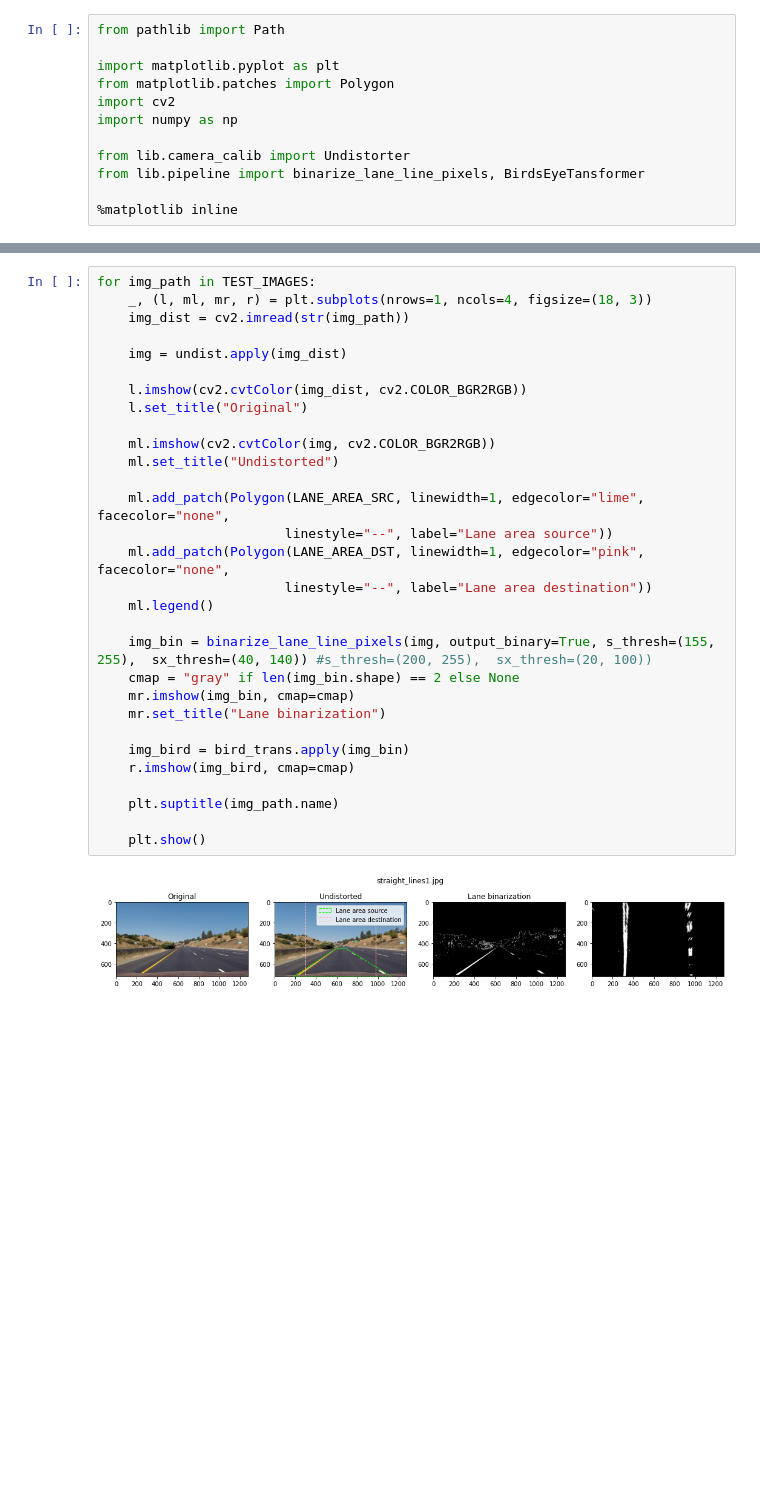
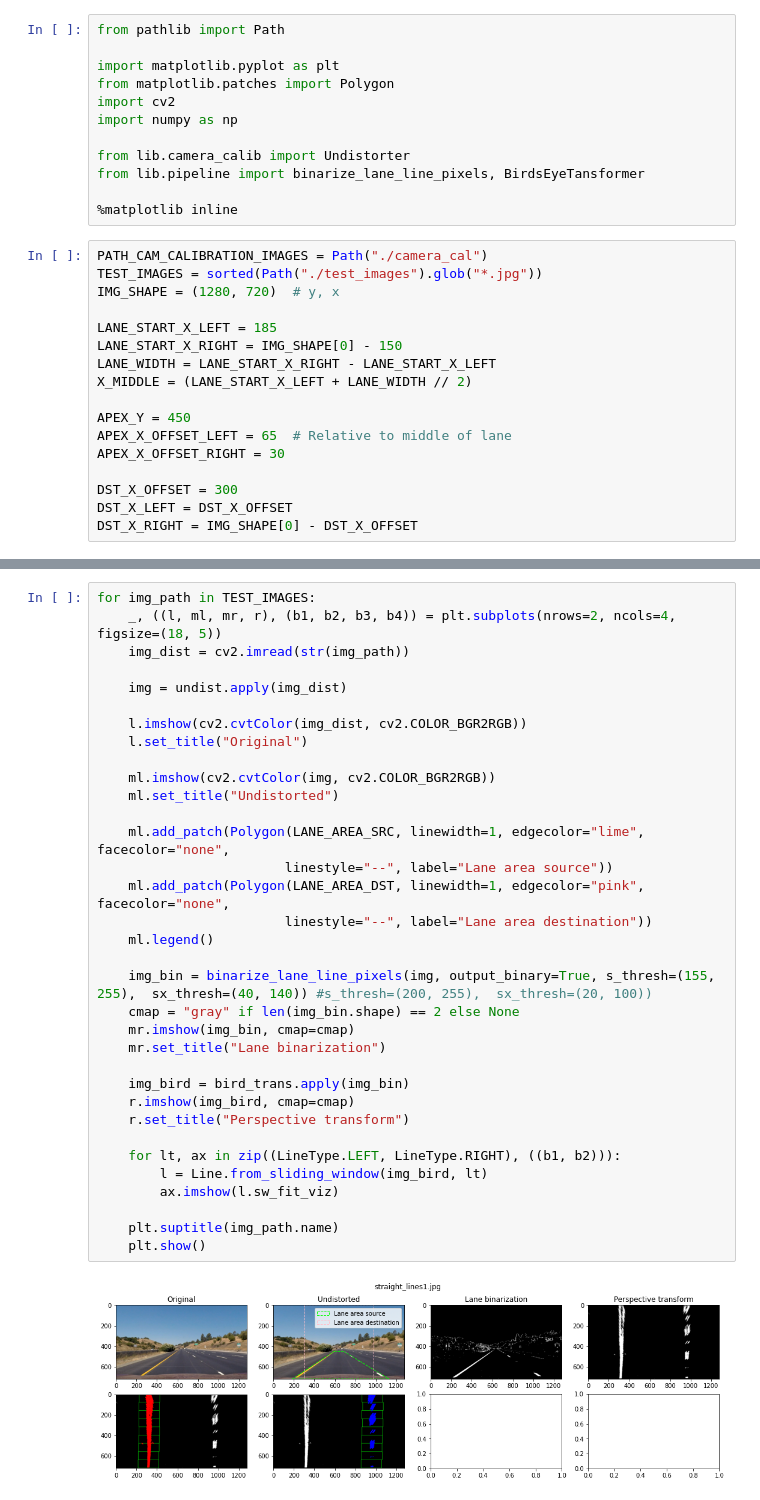
Before and after one commit to jvanlier/self-driving-car-engineer, a Jupyter notebook: Project2_Advanced_Lane_Finding/adv_lane_finding.ipynb, the cells around one changed output, grey strips where cells are left out. Cells and saved outputs as stored; diff of their text form; blank space fills up the shorter version.

Commit message:
Add line detection with sliding window

```diff
--- a/Project2_Advanced_Lane_Finding/adv_lane_finding.ipynb
+++ b/Project2_Advanced_Lane_Finding/adv_lane_finding.ipynb
@@ -42,4 +42,21 @@ from lib.camera_calib import Undistorter
 from lib.pipeline import binarize_lane_line_pixels, BirdsEyeTansformer
 
 %matplotlib inline
+# %%
+PATH_CAM_CALIBRATION_IMAGES = Path("./camera_cal")
+TEST_IMAGES = sorted(Path("./test_images").glob("*.jpg"))
+IMG_SHAPE = (1280, 720)  # y, x
+
+LANE_START_X_LEFT = 185
+LANE_START_X_RIGHT = IMG_SHAPE[0] - 150
+LANE_WIDTH = LANE_START_X_RIGHT - LANE_START_X_LEFT
+X_MIDDLE = (LANE_START_X_LEFT + LANE_WIDTH // 2)
+
+APEX_Y = 450
+APEX_X_OFFSET_LEFT = 65  # Relative to middle of lane
+APEX_X_OFFSET_RIGHT = 30
+
+DST_X_OFFSET = 300
+DST_X_LEFT = DST_X_OFFSET
+DST_X_RIGHT = IMG_SHAPE[0] - DST_X_OFFSET
 # %%
@@ -115,32 +82,36 @@ bird_trans = BirdsEyeTansformer(LANE_AREA_SRC, LANE_AREA_DST)
 # %%
 for img_path in TEST_IMAGES:
-    _, (l, ml, mr, r) = plt.subplots(nrows=1, ncols=4, figsize=(18, 3))
+    _, ((l, ml, mr, r), (b1, b2, b3, b4)) = plt.subplots(nrows=2, ncols=4, figsize=(18, 5))
     img_dist = cv2.imread(str(img_path))
 
     img = undist.apply(img_dist)
 
     l.imshow(cv2.cvtColor(img_dist, cv2.COLOR_BGR2RGB))
     l.set_title("Original")
 
     ml.imshow(cv2.cvtColor(img, cv2.COLOR_BGR2RGB))
     ml.set_title("Undistorted")
 
     ml.add_patch(Polygon(LANE_AREA_SRC, linewidth=1, edgecolor="lime", facecolor="none",
                         linestyle="--", label="Lane area source"))
     ml.add_patch(Polygon(LANE_AREA_DST, linewidth=1, edgecolor="pink", facecolor="none",
                         linestyle="--", label="Lane area destination"))
     ml.legend()
 
     img_bin = binarize_lane_line_pixels(img, output_binary=True, s_thresh=(155, 255),  sx_thresh=(40, 140)) #s_thresh=(200, 255),  sx_thresh=(20, 100))
     cmap = "gray" if len(img_bin.shape) == 2 else None
     mr.imshow(img_bin, cmap=cmap)
     mr.set_title("Lane binarization")
 
     img_bird = bird_trans.apply(img_bin)
     r.imshow(img_bird, cmap=cmap)
+    r.set_title("Perspective transform")
+
+    for lt, ax in zip((LineType.LEFT, LineType.RIGHT), ((b1, b2))):
+        l = Line.from_sliding_window(img_bird, lt)
+        ax.imshow(l.sw_fit_viz)
 
     plt.suptitle(img_path.name)
-
     plt.show()
 # %% [output]
-[figure, old version]
+[figure, new version]
```
Also changed, not shown: parts of 7 cells of this notebook, 2 other files.
